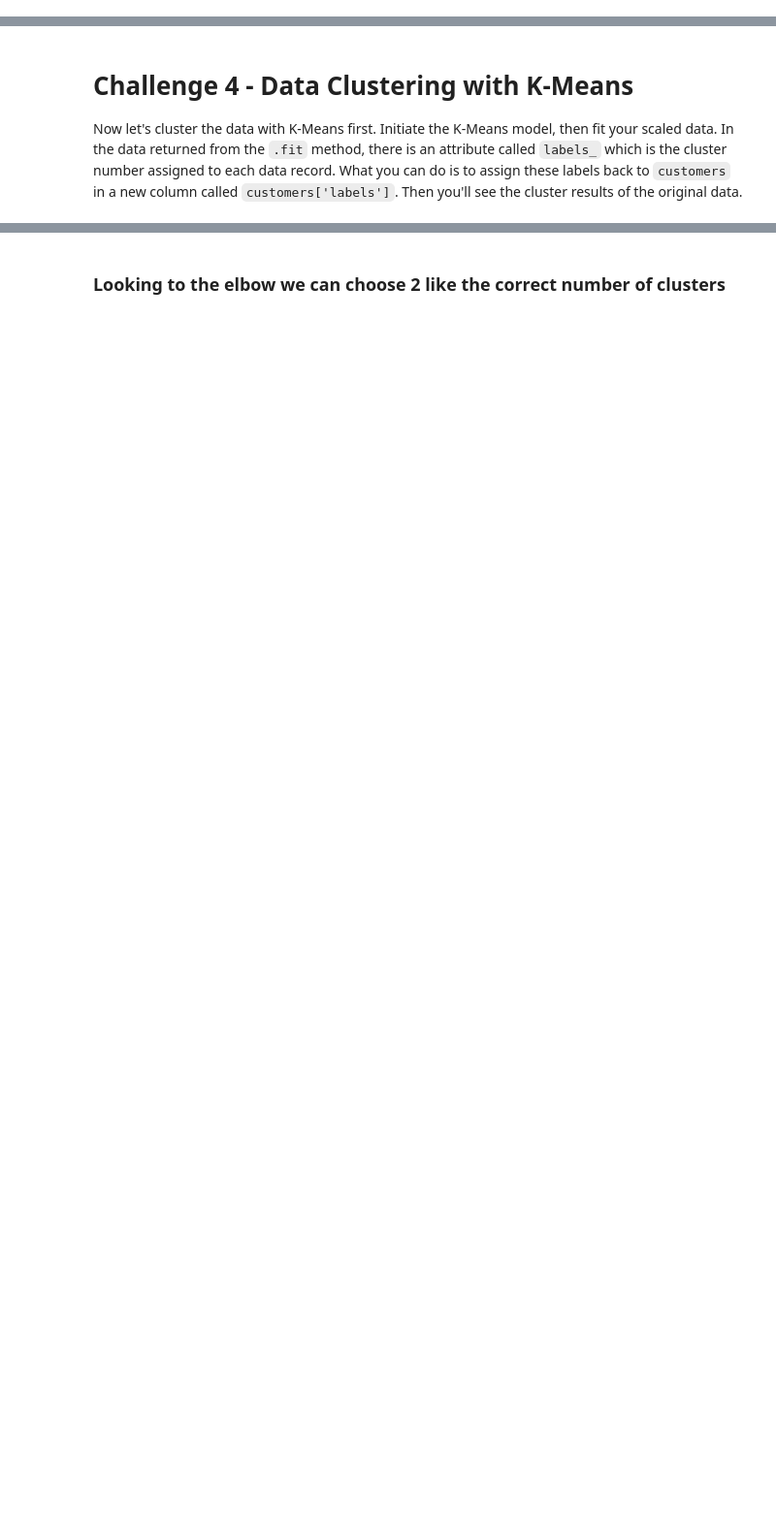
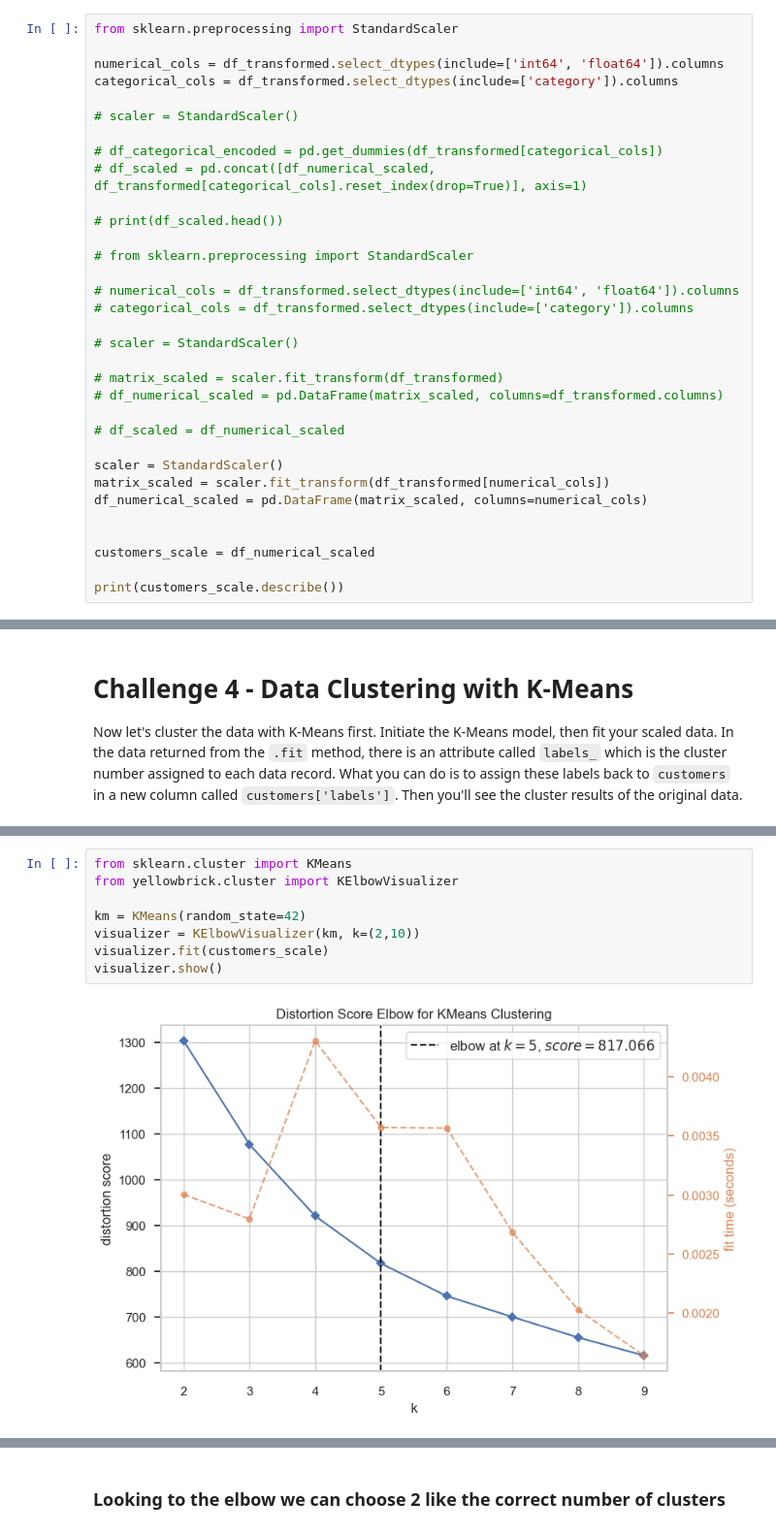
Before and after one commit to sergioironhack/ironhack-ai-course, a Jupyter notebook: lab-solutions/lab-unsupervised-learning/main.ipynb, the cells around one changed output, grey strips where cells are left out. Shown at 97% size. Saved outputs shown, nothing was run; the diff lists cells and outputs as text; blank space fills up the shorter version.

```diff
--- a/lab-solutions/lab-unsupervised-learning/main.ipynb
+++ b/lab-solutions/lab-unsupervised-learning/main.ipynb
@@ -131,0 +240,33 @@ from sklearn.preprocessing import StandardScaler
+# %%
+from sklearn.preprocessing import StandardScaler
+
+numerical_cols = df_transformed.select_dtypes(include=['int64', 'float64']).columns
+categorical_cols = df_transformed.select_dtypes(include=['category']).columns
+
+# scaler = StandardScaler()
+
+# df_categorical_encoded = pd.get_dummies(df_transformed[categorical_cols])
+# df_scaled = pd.concat([df_numerical_scaled, df_transformed[categorical_cols].reset_index(drop=True)], axis=1)
+
+# print(df_scaled.head())
+
+# from sklearn.preprocessing import StandardScaler
+
+# numerical_cols = df_transformed.select_dtypes(include=['int64', 'float64']).columns
+# categorical_cols = df_transformed.select_dtypes(include=['category']).columns
+
+# scaler = StandardScaler()
+
+# matrix_scaled = scaler.fit_transform(df_transformed)
+# df_numerical_scaled = pd.DataFrame(matrix_scaled, columns=df_transformed.columns)
+
+# df_scaled = df_numerical_scaled
+
+scaler = StandardScaler()
+matrix_scaled = scaler.fit_transform(df_transformed[numerical_cols])
+df_numerical_scaled = pd.DataFrame(matrix_scaled, columns=numerical_cols)
+
+
+customers_scale = df_numerical_scaled
+
+print(customers_scale.describe())
@@ -139,0 +297,10 @@ from sklearn.cluster import KMeans
+# %%
+from sklearn.cluster import KMeans
+from yellowbrick.cluster import KElbowVisualizer
+
+km = KMeans(random_state=42)
+visualizer = KElbowVisualizer(km, k=(2,10))
+visualizer.fit(customers_scale)
+visualizer.show()
+# %% [output]
+[figure, added]
```
Also changed, not shown: parts of 26 cells of this notebook, 3 other files.
